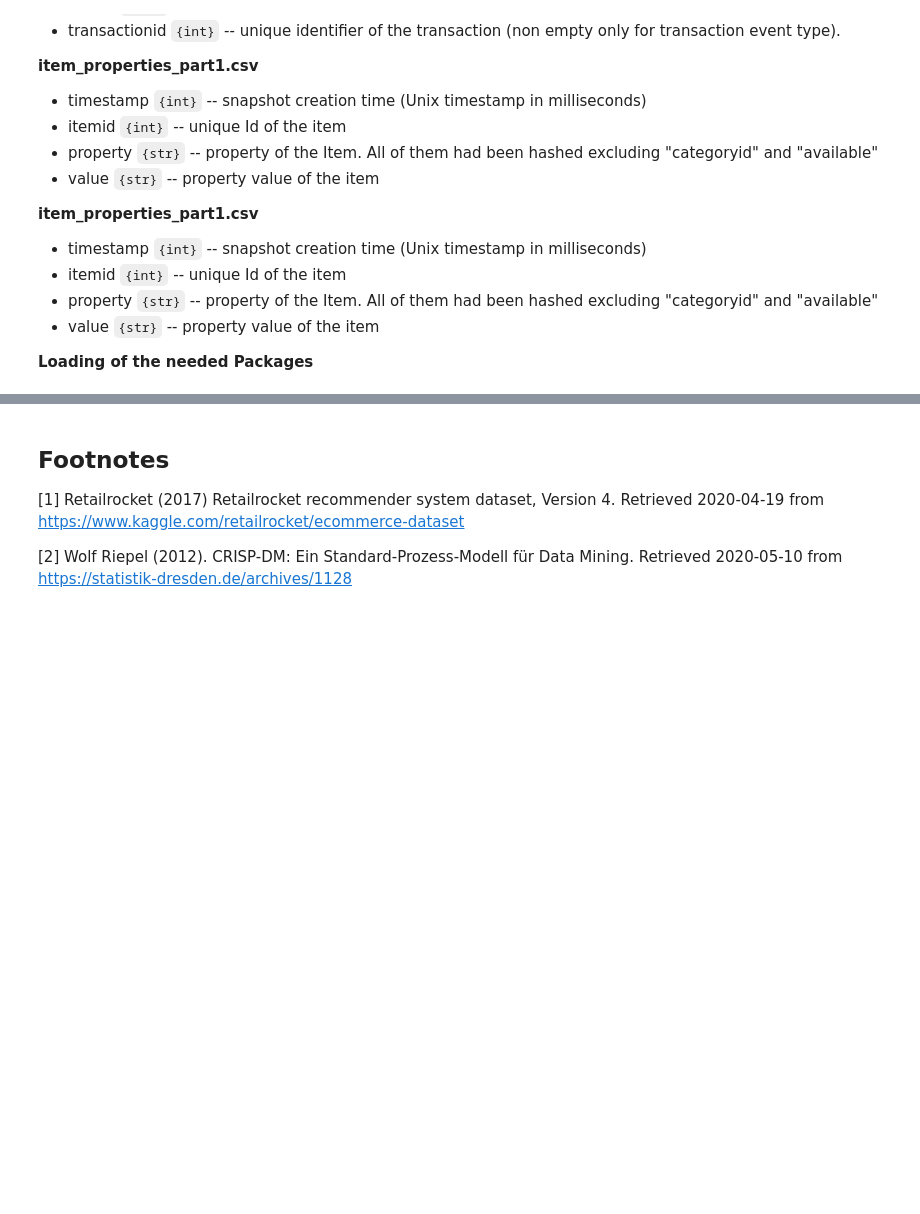
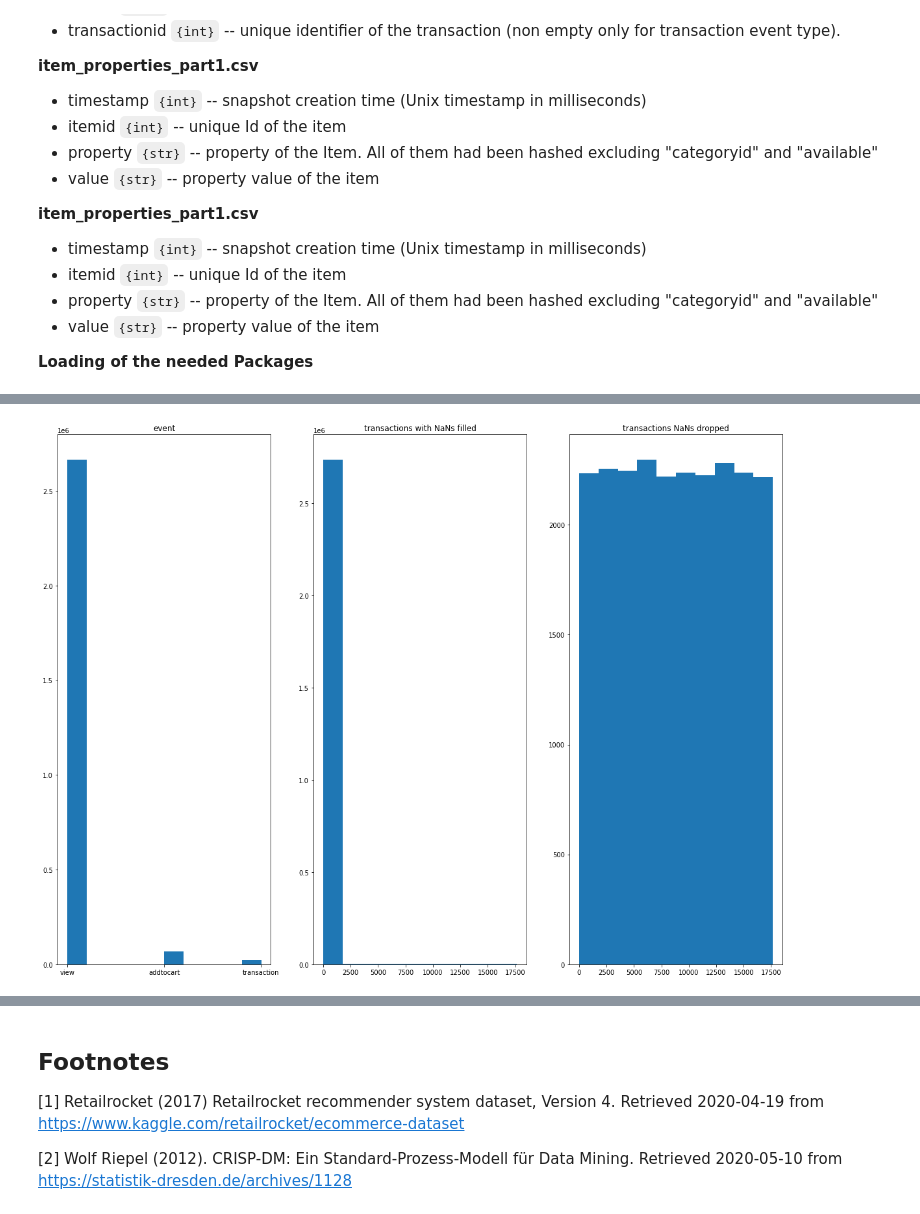
Before and after one commit to tinomerl/ecommerce-recommendation, a Jupyter notebook: ecommernce-user-behaviour.ipynb, the cells around one changed output, grey strips where cells are left out. Saved outputs shown, nothing was run; the diff lists cells and outputs as text; code cells hidden in the pictures; blank space fills up the shorter version.

```diff
--- a/ecommernce-user-behaviour.ipynb
+++ b/ecommernce-user-behaviour.ipynb
@@ -147,0 +167,13 @@ Index(['timestamp', 'visitorid', 'event', 'itemid', 'transactionid'], dtype='obj
+# %%
+fig, ax = plt.subplots(ncols=3, nrows=1, figsize=(20, 15))
+
+ax[0].hist(eventsDf["event"])
+ax[0].set_title("event")
+ax[1].hist(eventsDf["transactionid"].fillna(0))
+ax[1].set_title("transactions with NaNs filled")
+ax[2].hist(eventsDf["transactionid"].dropna())
+ax[2].set_title("transactions NaNs dropped")
+
+plt.draw()
+# %% [output]
+[figure, added]
```
Also changed, not shown: parts of 19 cells of this notebook.
